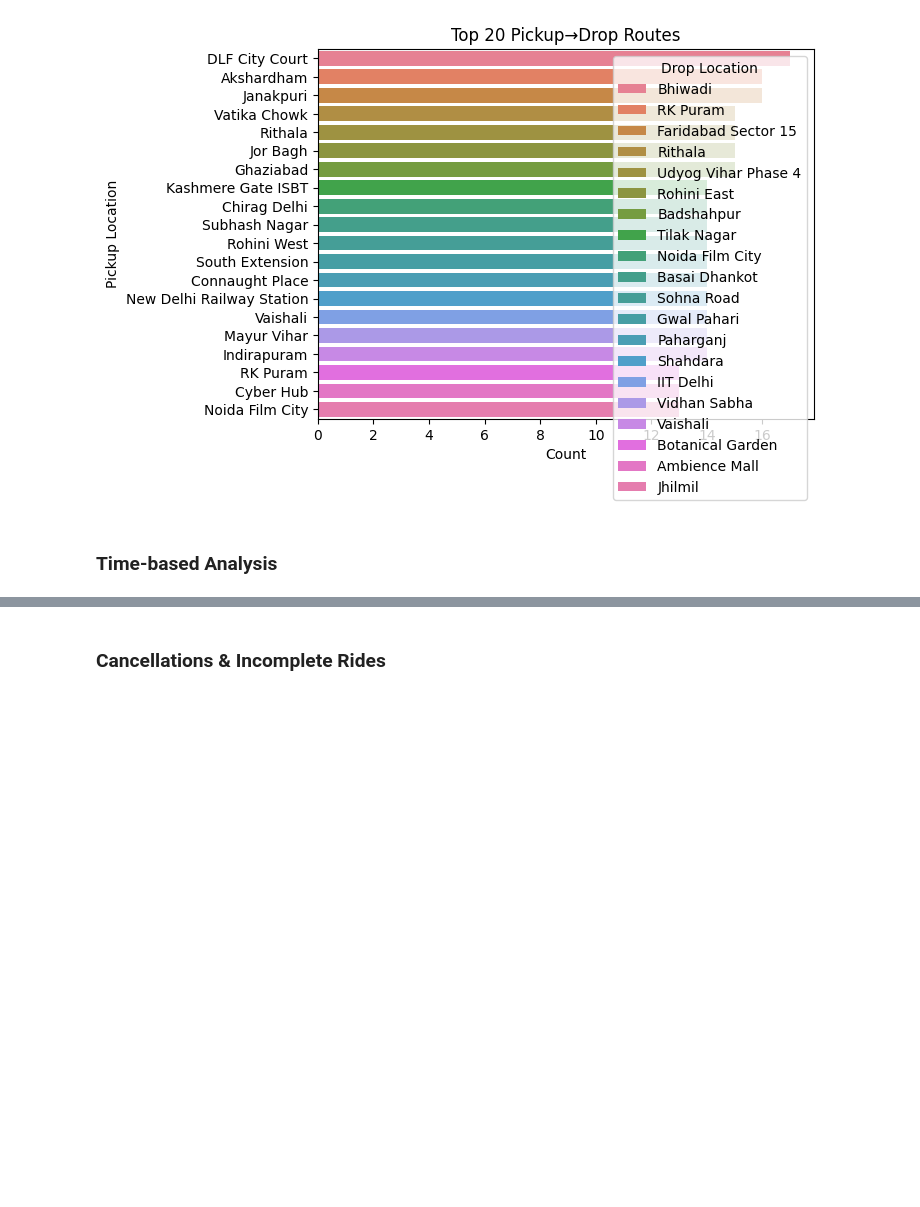
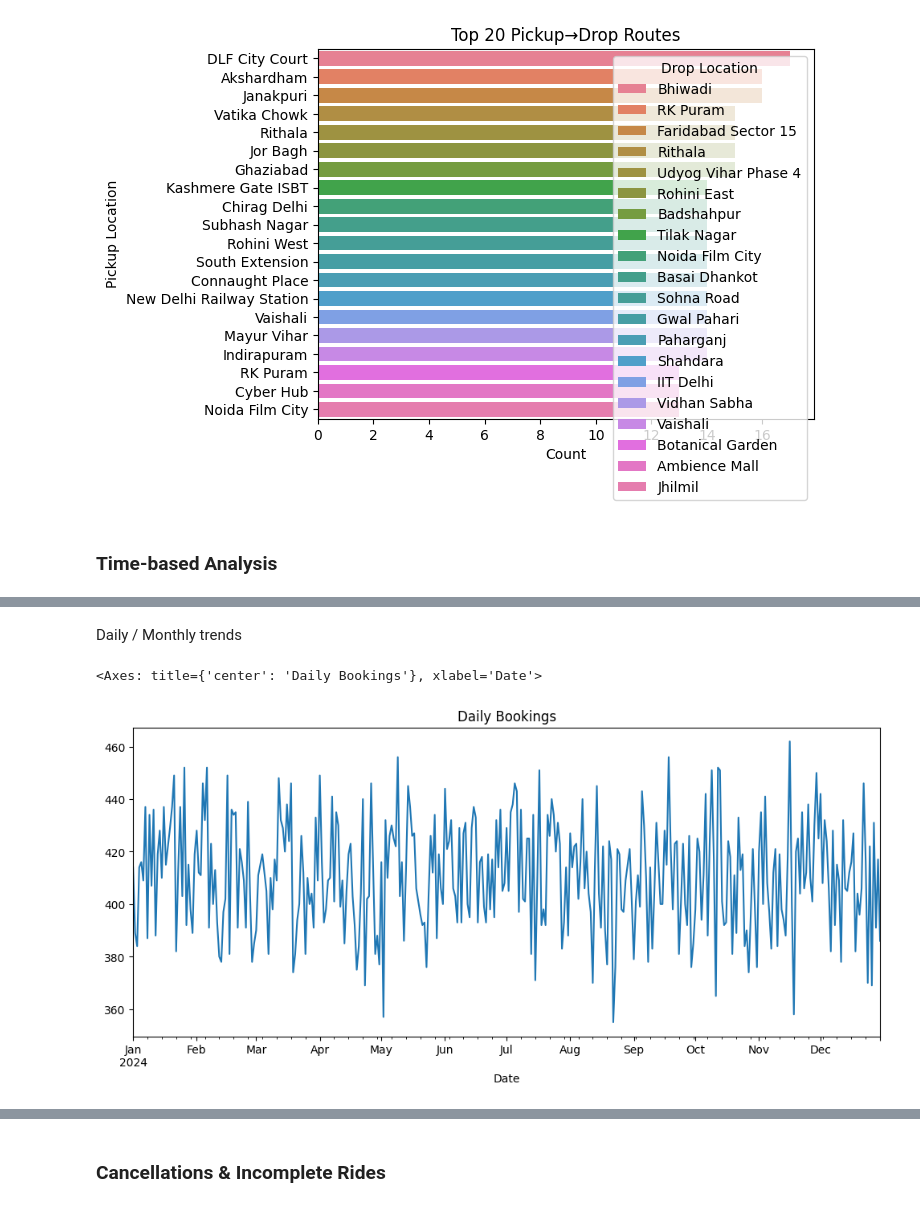
Before and after one commit to ARUN-R-DAS/uber_data_analysis, a Jupyter notebook: uber.ipynb, the cells around one changed output, grey strips where cells are left out. Saved outputs shown, nothing was run; the diff lists cells and outputs as text; code cells hidden in the pictures; blank space fills up the shorter version.

```diff
--- a/uber.ipynb
+++ b/uber.ipynb
@@ -445,0 +467,7 @@ plt.show()
+# %% [markdown]
+Daily / Monthly trends
+# %%
+df.groupby('Date').size().plot(figsize=(12,5),title='Daily Bookings')
+# %% [output]
+<Axes: title={'center': 'Daily Bookings'}, xlabel='Date'>
+[figure, added]
```
Also changed, not shown: parts of 12 cells of this notebook.
